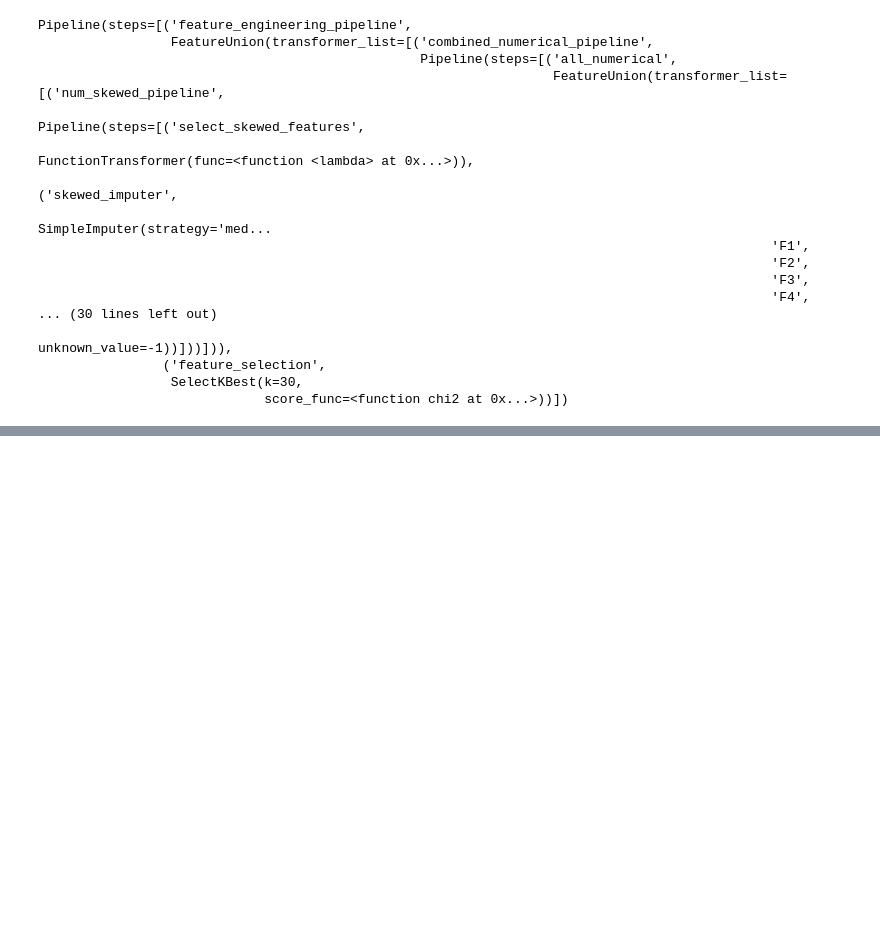
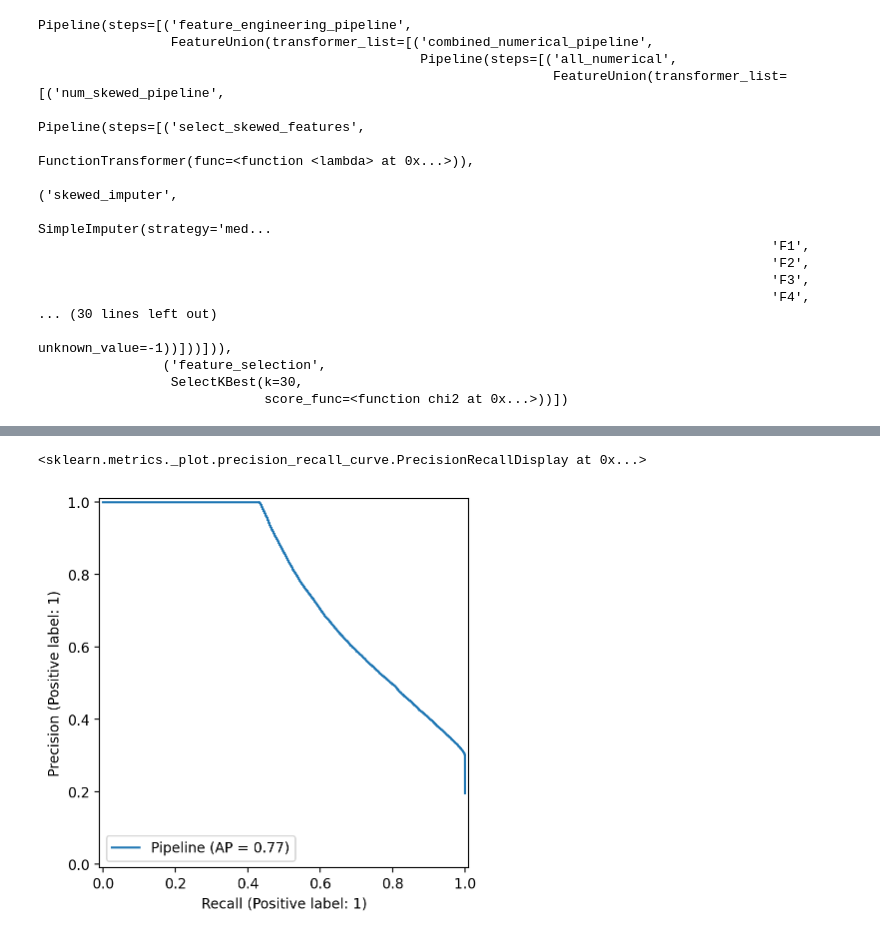
Before and after one commit to gvsreekar/credit_risk_model, a Jupyter notebook: notebooks/model_prototyping.ipynb, the cells around one changed output, grey strips where cells are left out. Drawn from its saved outputs; the diff is of its cells as text; code cells hidden in the pictures; blank space fills up the shorter version.

Commit message:
Tune threshold.py and plotting.py files done. Tuned threshold of Logistic regression in .ipynb

```diff
--- a/notebooks/model_prototyping.ipynb
+++ b/notebooks/model_prototyping.ipynb
@@ -187,0 +193,21 @@ config.POST_FE_FEATURES = selected_FE_with_FS.transform(x_test).columns
+# %%
+from sklearn.linear_model import LogisticRegression
+from sklearn.model_selection import GridSearchCV
+from sklearn.pipeline import Pipeline
+from credit_risk_model.FE_pipeline import target_pipeline
+
+pipe1_LR = Pipeline(steps=[
+    ('feature_engineering_pipeline',selected_FE_with_FS),
+    ('logreg',LogisticRegression())
+])
+# Please note that the params here are the best hyper parameter tuned parameters, after tuning just kept the best ones here
+# For less amount of execution time of the notebook
+params = {'logreg__C': [0.01],
+ 'logreg__class_weight': ['balanced'],
+ 'logreg__max_iter': [1000],
+ 'logreg__penalty': ['l2']}
+grid1_LR = GridSearchCV(pipe1_LR,param_grid=params,cv=3,scoring='f1',n_jobs=config.N_JOBS,verbose=1)
+y_train_transformed = target_pipeline.transform(y_train)
+y_test_transformed = target_pipeline.transform(y_test)
+# %%
+grid1_LR.fit(x_train,y_train_transformed)
@@ -187,0 +233,3 @@ config.POST_FE_FEATURES = selected_FE_with_FS.transform(x_test).columns
+# %%
+grid1_LR.best_score_
+LR_best_model = grid1_LR.best_estimator_
@@ -187,0 +251,6 @@ config.POST_FE_FEATURES = selected_FE_with_FS.transform(x_test).columns
+# %%
+from sklearn.metrics import PrecisionRecallDisplay
+PrecisionRecallDisplay.from_estimator(LR_best_model,x_test,y_test_transformed)
+# %% [output]
+<sklearn.metrics._plot.precision_recall_curve.PrecisionRecallDisplay at 0x...>
+[figure, added]
```
Also changed, not shown: parts of 8 cells of this notebook, 2 other files.
